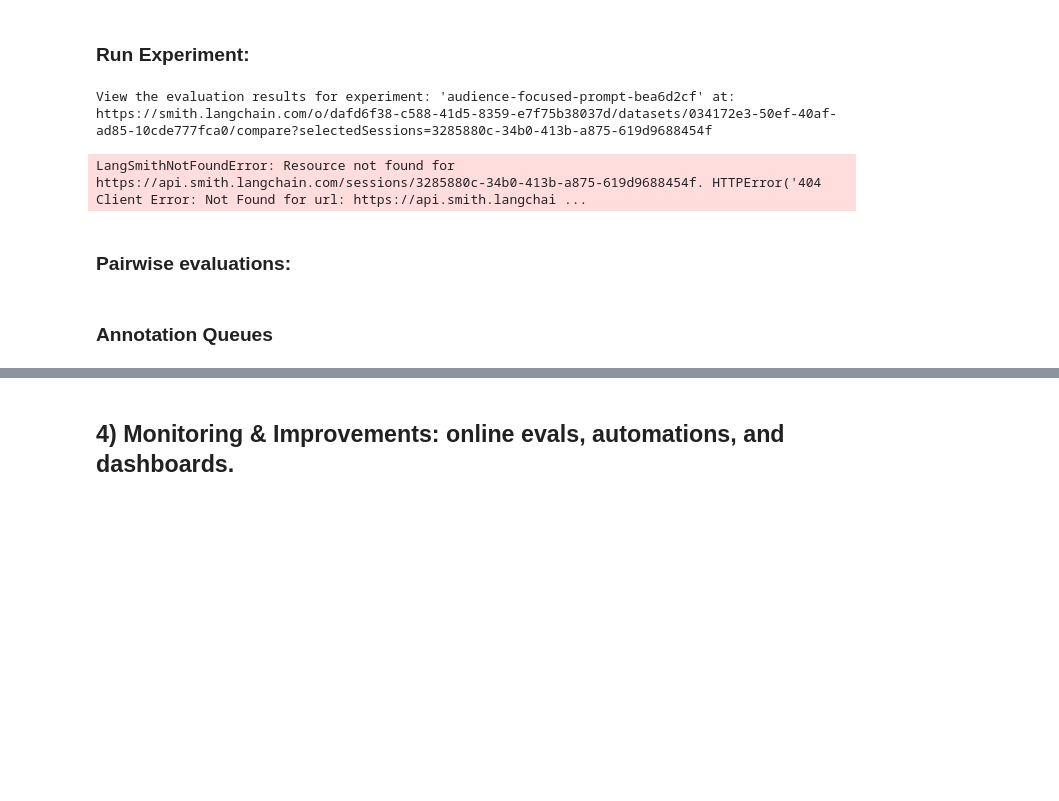
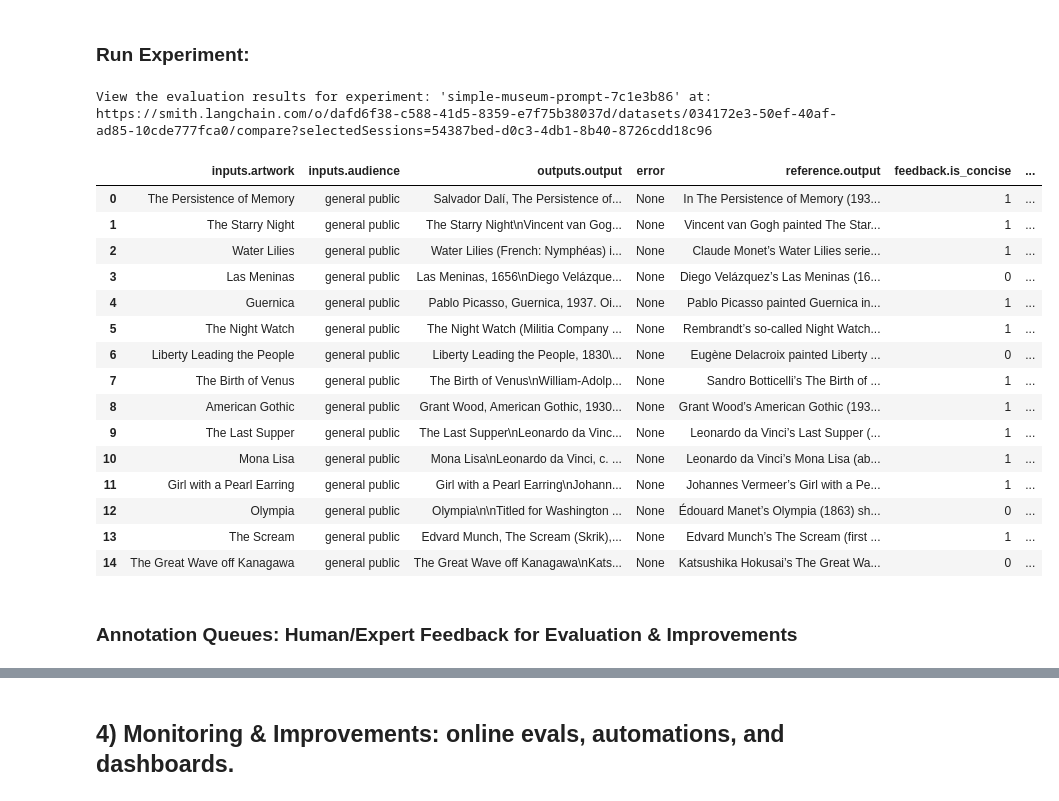
Before and after one commit to christineastoria/langsmith-demo, a Jupyter notebook: langsmith_demo.ipynb, the cells around one changed output, grey strips where cells are left out. Drawn from its saved outputs; the diff is of its cells as text; code cells hidden in the pictures; blank space fills up the shorter version.

```diff
--- a/langsmith_demo.ipynb
+++ b/langsmith_demo.ipynb
@@ -292,10 +281,6 @@ from langchain.docstore.document import Document
 from langchain_community.document_loaders import WikipediaLoader
 
 client = Client()
-PROMPT = client.pull_prompt("target-audience-prompt:b07b0a6b", include_model=True)
-
-ARTWORK = "Mona Lisa"
-AUDIENCE = "general public"
 
 def museum_caption_generator(artwork: str, audience: str, prompt):
     @traceable(run_type="llm", name="generate_label", metadata={
@@ -304,6 +289,7 @@ def museum_caption_generator(artwork: str, audience: str, prompt):
         "temperature": DEFAULT_TEMPERATURE,
         "purpose": "museum_label_generation",
     },)
+
     def generate_label(artwork: str, docs: List[Document], audience: str = "general public") -> str:
         context = "\n\n".join(d.page_content[:1500] for d in docs) if docs else ""
         result = prompt.invoke({"artwork": artwork, "context": context, "audience": audience})
@@ -327,5 +313,12 @@ def museum_caption_generator(artwork: str, audience: str, prompt):
 
     return museum_label_from_wikipedia(artwork, audience)
 
-print(museum_caption_generator(ARTWORK, AUDIENCE, PROMPT))
+#TODO: Pull prompt here
+# prompt = client.pull_prompt("simple-museum-prompt:84cd00b2", include_model=True)
+prompt = client.pull_prompt("art-only-prompt:485a79ff", include_model=True)
+
+artwork = "The Birth of Venus"
+audience = "general public"
+
+print(museum_caption_generator(artwork, audience, prompt))
 # %% [output]
@@ -725,35 +538,47 @@ def no_beautiful_or_amazing(reference_outputs: dict, outputs: dict) -> dict:
 # %%
 from langsmith import evaluate, Client
 
 client = Client()
 dataset_name = "museum-generator-golden-dataset"
 
 #build target function
 client = Client()  # uses LANGSMITH_API_KEY from env
-# PROMPT = client.pull_prompt("target-audience-prompt:b07b0a6b", include_model=True)
-PROMPT = client.pull_prompt("artwork-only-prompt:5faa46b1", include_model=True)
+prompt = client.pull_prompt("simple-museum-prompt:84cd00b2", include_model=True)
+# prompt = client.pull_prompt("art-only-prompt:485a79ff", include_model=True)
 
 @traceable(run_type="chain", name=f"museum_label (prompt=target-audience-prompt:b07b0a6b)")
 def target_function(inputs: dict):
     artwork  = inputs.get("artwork")
     audience = inputs.get("audience")
     prompt = PROMPT
     output = museum_caption_generator(artwork, audience, prompt)
     return { "output": output}
 
 
-
 evaluate(
     target_function,
     data=dataset_name,
     evaluators=[is_concise_enough, no_beautiful_or_amazing],
-    experiment_prefix="audience-focused-prompt"
+    experiment_prefix="simple-museum-prompt"
 )
 # %% [output]
-View the evaluation results for experiment: 'audience-focused-prompt-bea6d2cf' at:
-https://smith.langchain.com/o/dafd6f38-c588-41d5-8359-e7f75b38037d/datasets/034172e3-50ef-40af-ad85-10cde777fca0/compare?selectedSessions=3285880c-34b0-413b-a875-619d9688454f
+View the evaluation results for experiment: 'simple-museum-prompt-7c1e3b86' at:
+https://smith.langchain.com/o/dafd6f38-c588-41d5-8359-e7f75b38037d/datasets/034172e3-50ef-40af-ad85-10cde777fca0/compare?selectedSessions=54387bed-d0c3-4db1-8b40-8726cdd18c96
-LangSmithNotFoundError: Resource not found for https://api.smith.langchain.com/sessions/3285880c-34b0-413b-a875-619d9688454f. HTTPError('404 Client Error: Not Found for url: https://api.smith.langchai ...
+|  | inputs.artwork | inputs.audience | outputs.output | error | reference.output | feedback.is_concise | ... |
+| 0 | The Persistence of Memory | general public | Salvador Dalí, The Persistence of... | None | In The Persistence of Memory (193... | 1 | ... |
+| 1 | The Starry Night | general public | The Starry Night\nVincent van Gog... | None | Vincent van Gogh painted The Star... | 1 | ... |
+| 2 | Water Lilies | general public | Water Lilies (French: Nymphéas) i... | None | Claude Monet’s Water Lilies serie... | 1 | ... |
+| 3 | Las Meninas | general public | Las Meninas, 1656\nDiego Velázque... | None | Diego Velázquez’s Las Meninas (16... | 0 | ... |
+| 4 | Guernica | general public | Pablo Picasso, Guernica, 1937. Oi... | None | Pablo Picasso painted Guernica in... | 1 | ... |
+| 5 | The Night Watch | general public | The Night Watch (Militia Company ... | None | Rembrandt’s so-called Night Watch... | 1 | ... |
+| 6 | Liberty Leading the People | general public | Liberty Leading the People, 1830\... | None | Eugène Delacroix painted Liberty ... | 0 | ... |
+| 7 | The Birth of Venus | general public | The Birth of Venus\nWilliam-Adolp... | None | Sandro Botticelli’s The Birth of ... | 1 | ... |
+| 8 | American Gothic | general public | Grant Wood, American Gothic, 1930... | None | Grant Wood’s American Gothic (193... | 1 | ... |
+| 9 | The Last Supper | general public | The Last Supper\nLeonardo da Vinc... | None | Leonardo da Vinci’s Last Supper (... | 1 | ... |
+| 10 | Mona Lisa | general public | Mona Lisa\nLeonardo da Vinci, c. ... | None | Leonardo da Vinci’s Mona Lisa (ab... | 1 | ... |
+| 11 | Girl with a Pearl Earring | general public | Girl with a Pearl Earring\nJohann... | None | Johannes Vermeer’s Girl with a Pe... | 1 | ... |
+| 12 | Olympia | general public | Olympia\n\nTitled for Washington ... | None | Édouard Manet’s Olympia (1863) sh... | 0 | ... |
+| 13 | The Scream | general public | Edvard Munch, The Scream (Skrik),... | None | Edvard Munch’s The Scream (first ... | 1 | ... |
+| 14 | The Great Wave off Kanagawa | general public | The Great Wave off Kanagawa\nKats... | None | Katsushika Hokusai’s The Great Wa... | 0 | ... |
-# %% [markdown]
-### Pairwise evaluations:
 # %% [markdown]
-### Annotation Queues
+### Annotation Queues: Human/Expert Feedback for Evaluation & Improvements
```
Also changed, not shown: parts of 7 cells of this notebook.
